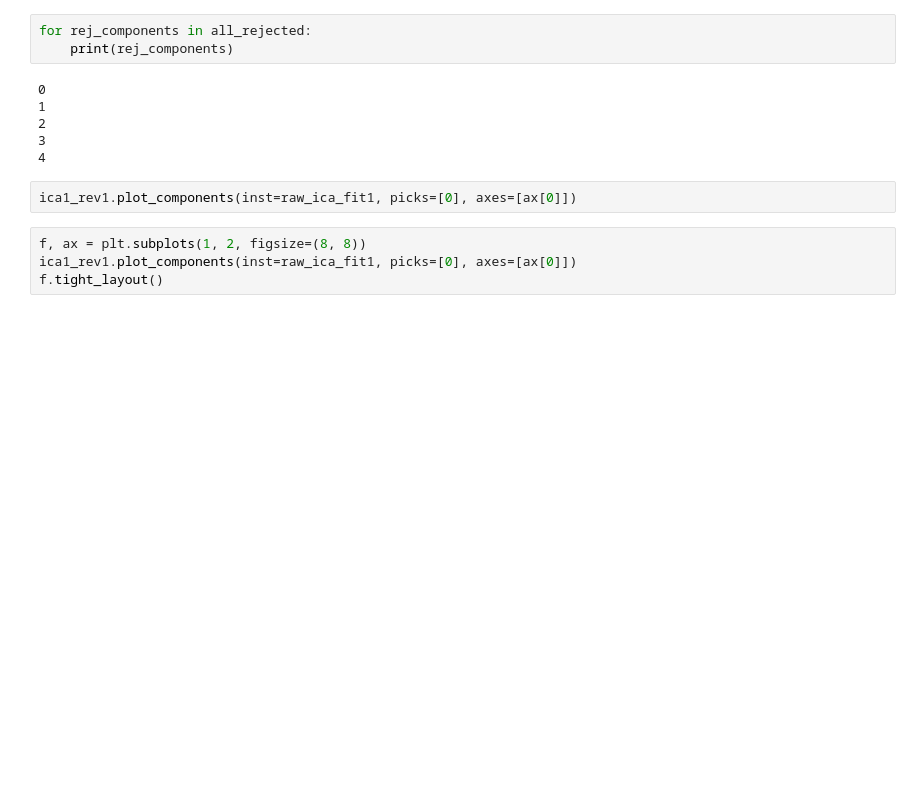
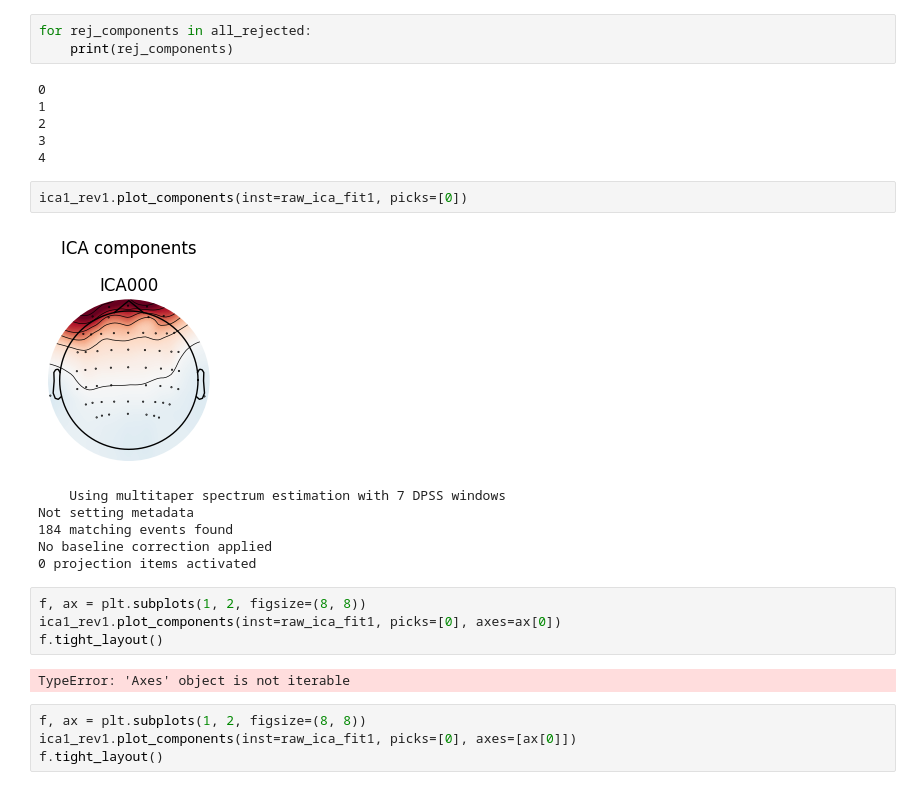
Before and after one commit to mscheltienne/eeg-flow, a Jupyter notebook: scripts/tasks/4b_ICAs-compare-selection.ipynb, the cells around one changed output. Drawn from its saved outputs; the diff is of its cells as text; blank space fills up the shorter version.

```diff
--- a/scripts/tasks/4b_ICAs-compare-selection.ipynb
+++ b/scripts/tasks/4b_ICAs-compare-selection.ipynb
@@ -175,7 +175,20 @@ for rej_components in all_rejected:
 3
 4
 # %%
-ica1_rev1.plot_components(inst=raw_ica_fit1, picks=[0], axes=[ax[0]])
+ica1_rev1.plot_components(inst=raw_ica_fit1, picks=[0])
+# %% [output]
+[figure, added]
+    Using multitaper spectrum estimation with 7 DPSS windows
+Not setting metadata
+184 matching events found
+No baseline correction applied
+0 projection items activated
+# %%
+f, ax = plt.subplots(1, 2, figsize=(8, 8))
+ica1_rev1.plot_components(inst=raw_ica_fit1, picks=[0], axes=ax[0])
+f.tight_layout()
+# %% [output]
+TypeError: 'Axes' object is not iterable
 # %%
 f, ax = plt.subplots(1, 2, figsize=(8, 8))
 ica1_rev1.plot_components(inst=raw_ica_fit1, picks=[0], axes=[ax[0]])
```
